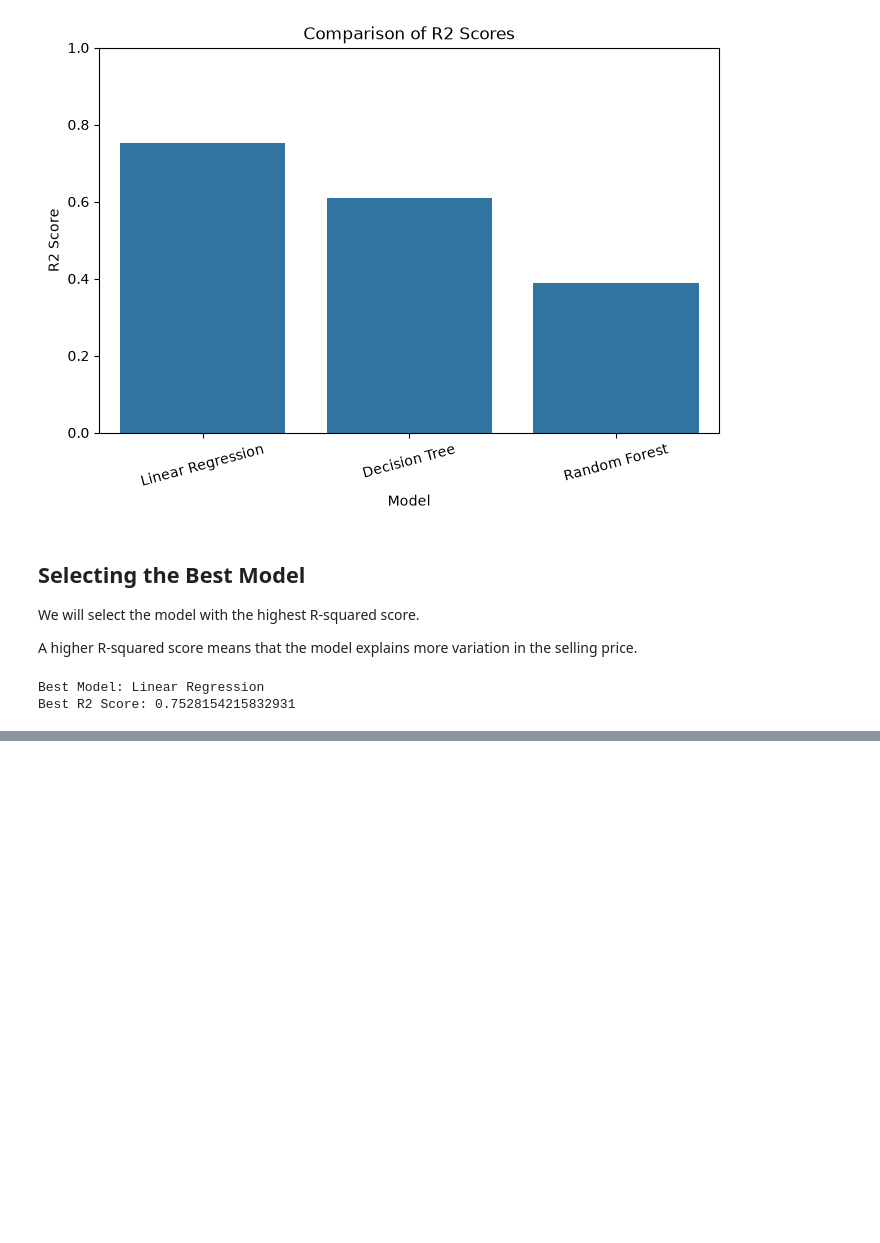
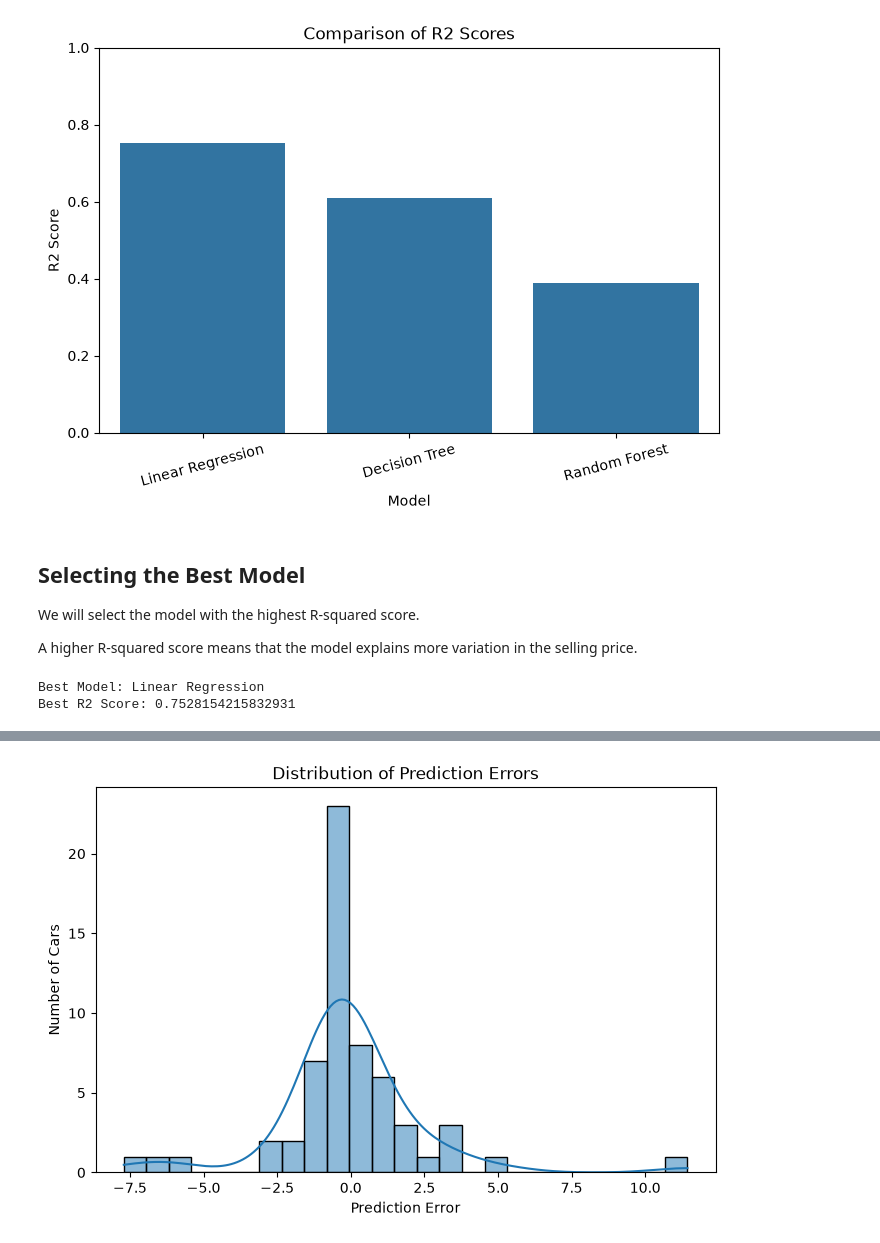
Before and after one commit to Arunbellad-2001/OIBSIP, a Jupyter notebook: DataScience-Task3-CarPricePrediction/Car_Price_Prediction.ipynb, the cells around one changed output, grey strips where cells are left out. Drawn from its saved outputs; the diff is of its cells as text; code cells hidden in the pictures; blank space fills up the shorter version.

```diff
--- a/DataScience-Task3-CarPricePrediction/Car_Price_Prediction.ipynb
+++ b/DataScience-Task3-CarPricePrediction/Car_Price_Prediction.ipynb
@@ -837,0 +868,20 @@ plt.show()
+# %%
+comparison["Error"] = (
+    comparison["Actual Price"] -
+    comparison["Predicted Price"]
+)
+
+plt.figure(figsize=(8, 5))
+
+sns.histplot(
+    comparison["Error"],
+    bins=25,
+    kde=True
+)
+
+plt.title("Distribution of Prediction Errors")
+plt.xlabel("Prediction Error")
+plt.ylabel("Number of Cars")
+plt.show()
+# %% [output]
+[figure, added]
```
Also changed, not shown: parts of 19 cells of this notebook.
